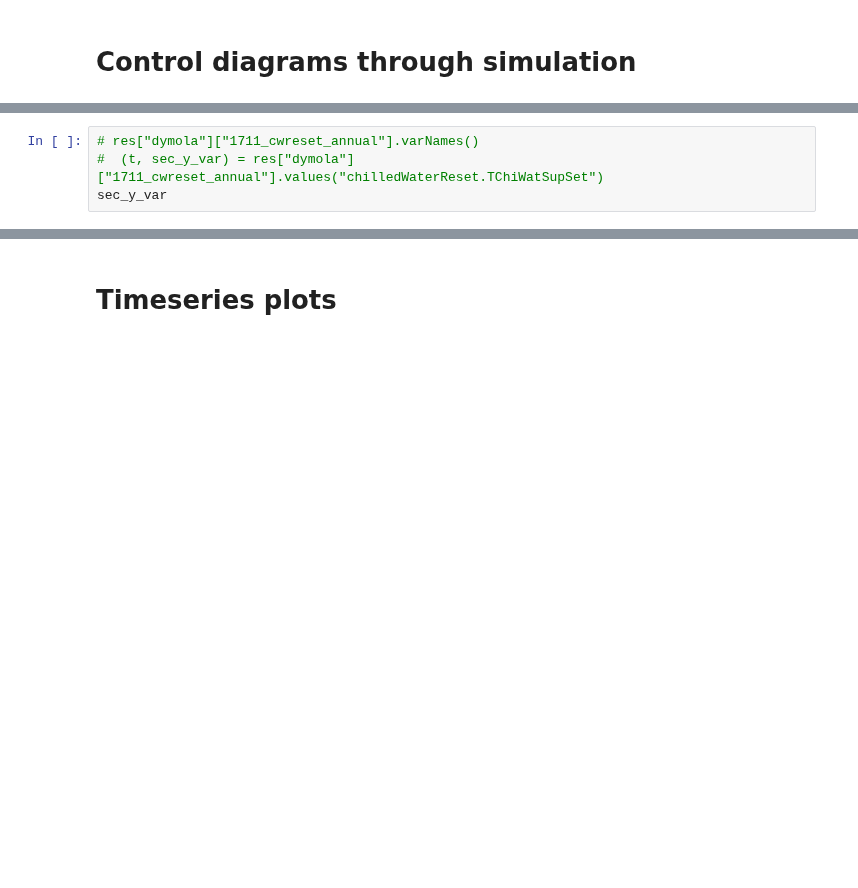
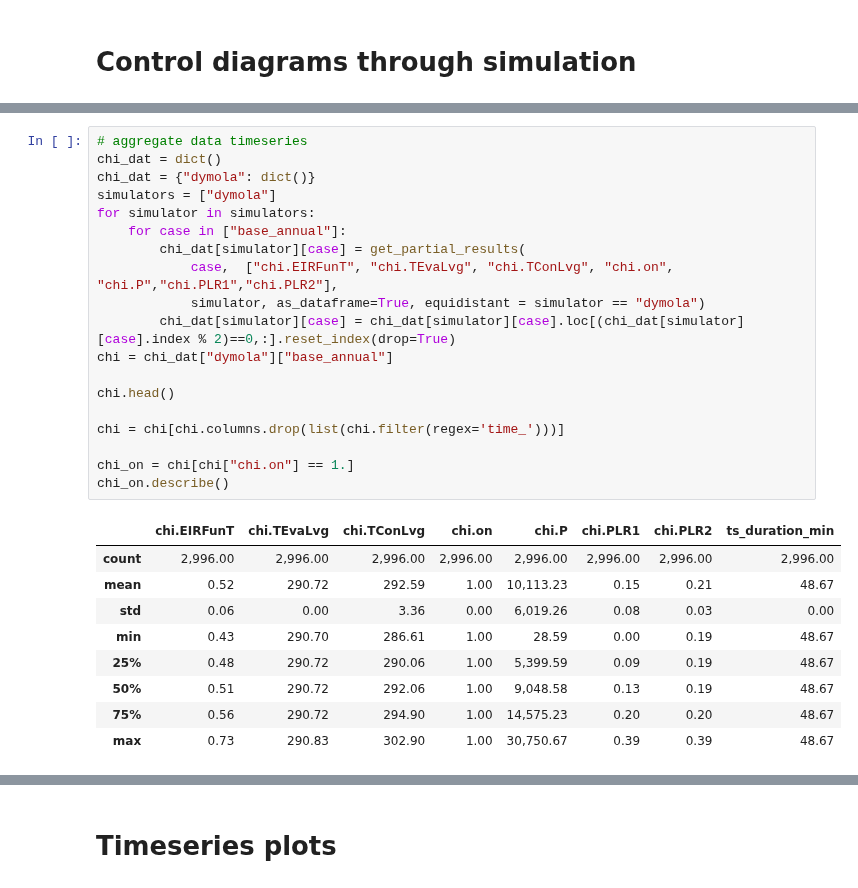
Before and after one commit to lbl-srg/obc, a Jupyter notebook: examples/case_study_2/post_process.ipynb, the cells around one changed output, grey strips where cells are left out. Drawn from its saved outputs; the diff is of its cells as text; blank space fills up the shorter version.

```diff
--- a/examples/case_study_2/post_process.ipynb
+++ b/examples/case_study_2/post_process.ipynb
@@ -1288,4 +1312,29 @@ save_plot(fig, "1711_cwreset_wse_annual_cw_reset_control_diagram")
-# %%
-# res["dymola"]["1711_cwreset_annual"].varNames()
-#  (t, sec_y_var) = res["dymola"]["1711_cwreset_annual"].values("chilledWaterReset.TChiWatSupSet")
-sec_y_var
+# %%
+# aggregate data timeseries
+chi_dat = dict()
+chi_dat = {"dymola": dict()}
+simulators = ["dymola"]
+for simulator in simulators:
+    for case in ["base_annual"]:
+        chi_dat[simulator][case] = get_partial_results(
+            case,  ["chi.EIRFunT", "chi.TEvaLvg", "chi.TConLvg", "chi.on", "chi.P","chi.PLR1","chi.PLR2"],
+            simulator, as_dataframe=True, equidistant = simulator == "dymola")
+        chi_dat[simulator][case] = chi_dat[simulator][case].loc[(chi_dat[simulator][case].index % 2)==0,:].reset_index(drop=True)
+chi = chi_dat["dymola"]["base_annual"]
+
+chi.head()
+
+chi = chi[chi.columns.drop(list(chi.filter(regex='time_')))]
+
+chi_on = chi[chi["chi.on"] == 1.]
+chi_on.describe()
+# %% [output]
+|  | chi.EIRFunT | chi.TEvaLvg | chi.TConLvg | chi.on | chi.P | chi.PLR1 | chi.PLR2 | ts_duration_min |
+| count | 2,996.00 | 2,996.00 | 2,996.00 | 2,996.00 | 2,996.00 | 2,996.00 | 2,996.00 | 2,996.00 |
+| mean | 0.52 | 290.72 | 292.59 | 1.00 | 10,113.23 | 0.15 | 0.21 | 48.67 |
+| std | 0.06 | 0.00 | 3.36 | 0.00 | 6,019.26 | 0.08 | 0.03 | 0.00 |
+| min | 0.43 | 290.70 | 286.61 | 1.00 | 28.59 | 0.00 | 0.19 | 48.67 |
+| 25% | 0.48 | 290.72 | 290.06 | 1.00 | 5,399.59 | 0.09 | 0.19 | 48.67 |
+| 50% | 0.51 | 290.72 | 292.06 | 1.00 | 9,048.58 | 0.13 | 0.19 | 48.67 |
+| 75% | 0.56 | 290.72 | 294.90 | 1.00 | 14,575.23 | 0.20 | 0.20 | 48.67 |
+| max | 0.73 | 290.83 | 302.90 | 1.00 | 30,750.67 | 0.39 | 0.39 | 48.67 |
```
Also changed, not shown: parts of 3 cells of this notebook, 5 other files.
